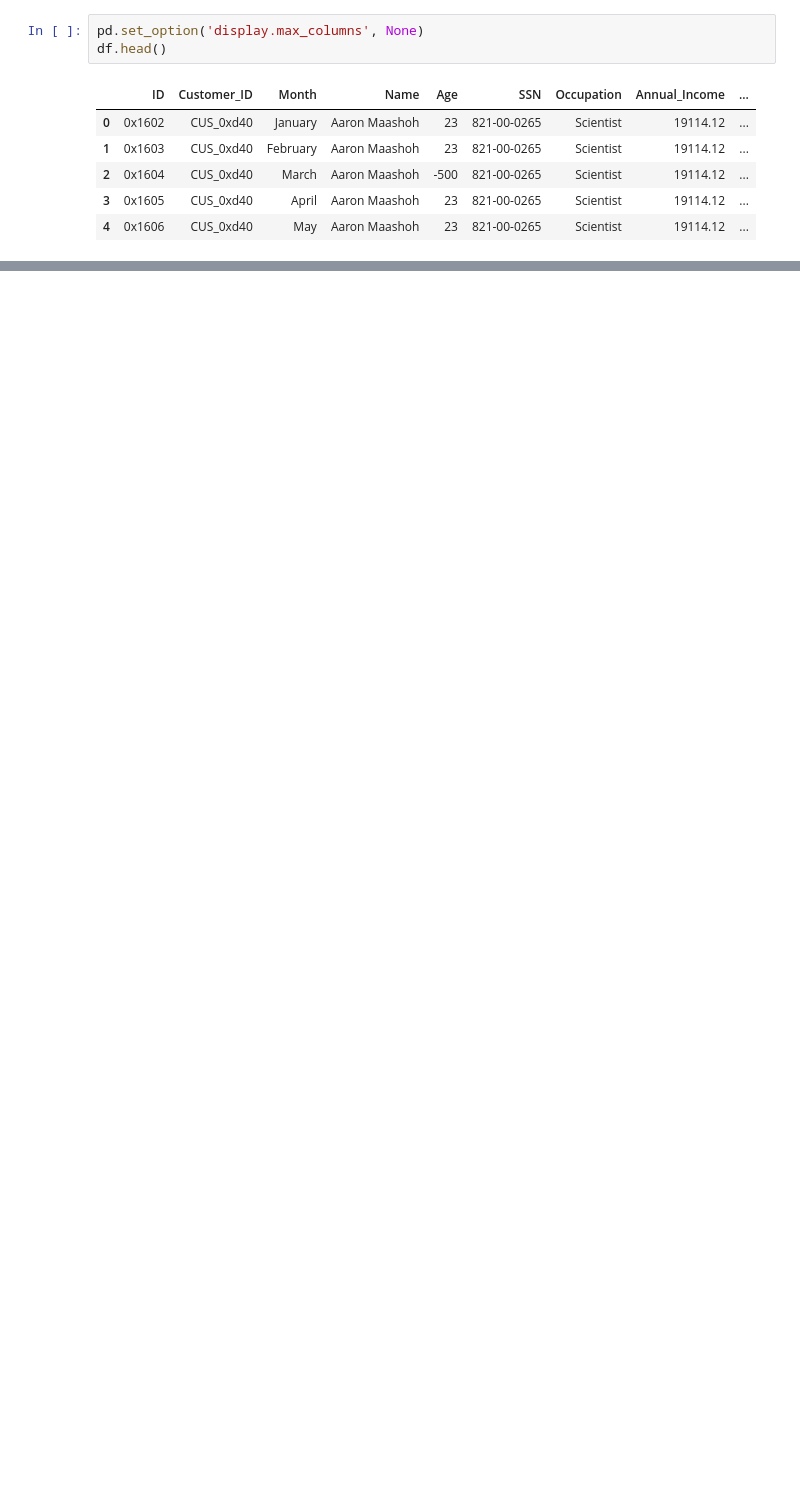
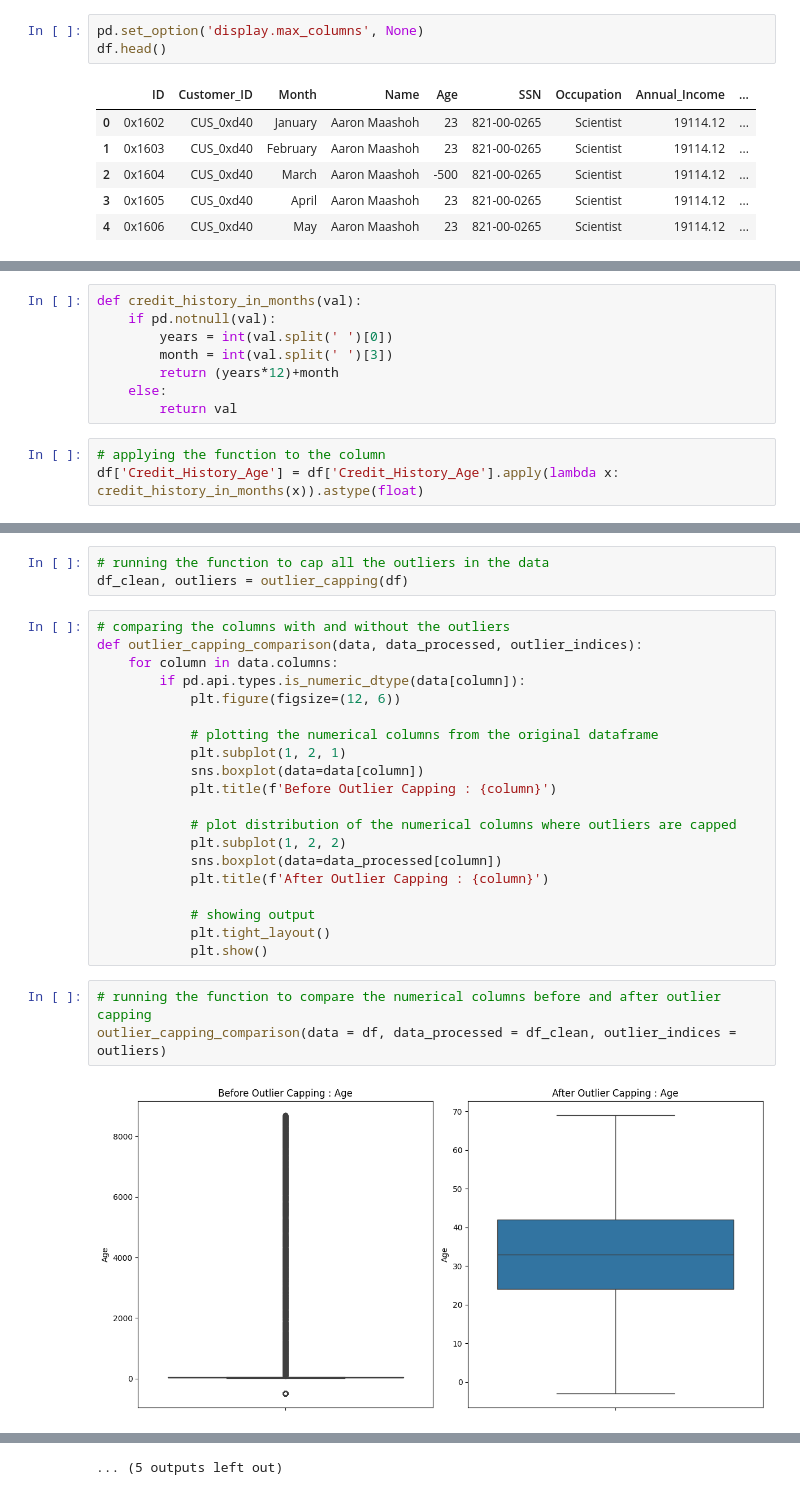
Before and after one commit to Arjun-Shrivas/credit-risk-modeling, a Jupyter notebook: credit-risk-modeling.ipynb, the cells around one changed output, grey strips where cells are left out. Saved outputs shown, nothing was run; the diff lists cells and outputs as text; blank space fills up the shorter version.

```diff
--- a/credit-risk-modeling.ipynb
+++ b/credit-risk-modeling.ipynb
@@ -59,0 +572,11 @@ Monthly_Balance number of Values :  98790
+# %%
+def credit_history_in_months(val):
+    if pd.notnull(val):
+        years = int(val.split(' ')[0])
+        month = int(val.split(' ')[3])
+        return (years*12)+month
+    else:
+        return val
+# %%
+# applying the function to the column
+df['Credit_History_Age'] = df['Credit_History_Age'].apply(lambda x: credit_history_in_months(x)).astype(float)
@@ -59,0 +687,28 @@ Monthly_Balance number of Values :  98790
+# %%
+# running the function to cap all the outliers in the data
+df_clean, outliers = outlier_capping(df)
+# %%
+# comparing the columns with and without the outliers
+def outlier_capping_comparison(data, data_processed, outlier_indices):
+    for column in data.columns:
+        if pd.api.types.is_numeric_dtype(data[column]):
+            plt.figure(figsize=(12, 6))
+
+            # plotting the numerical columns from the original dataframe
+            plt.subplot(1, 2, 1)
+            sns.boxplot(data=data[column])
+            plt.title(f'Before Outlier Capping : {column}')
+
+            # plot distribution of the numerical columns where outliers are capped
+            plt.subplot(1, 2, 2)
+            sns.boxplot(data=data_processed[column])
+            plt.title(f'After Outlier Capping : {column}')
+
+            # showing output
+            plt.tight_layout()
+            plt.show()
+# %%
+# running the function to compare the numerical columns before and after outlier capping
+outlier_capping_comparison(data = df, data_processed = df_clean, outlier_indices = outliers)
+# %% [output]
+[figure, added]
@@ -59,0 +726 @@ Monthly_Balance number of Values :  98790
+... (5 outputs left out)
```
Also changed, not shown: parts of 72 cells of this notebook.
